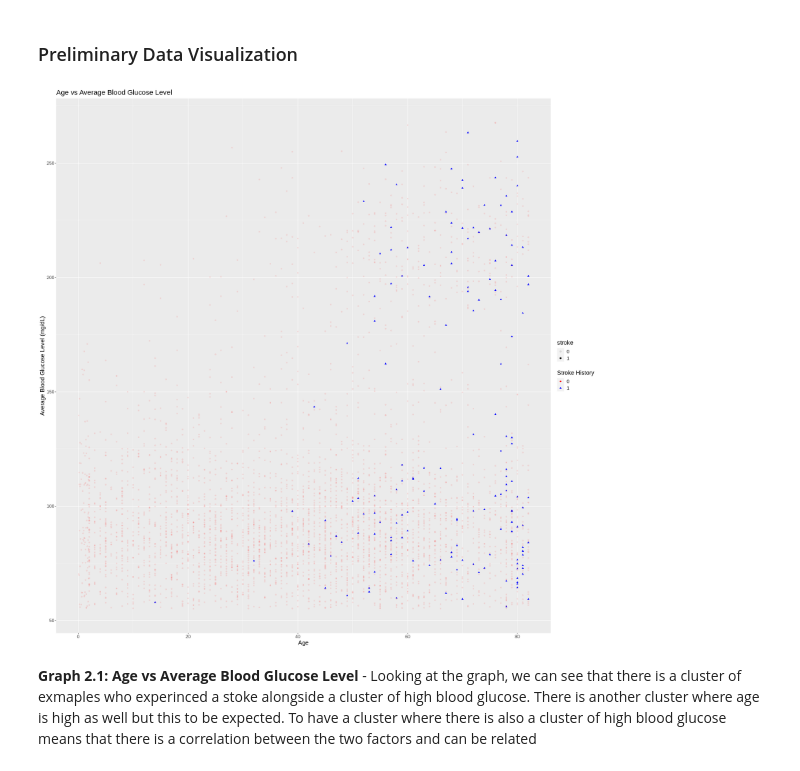
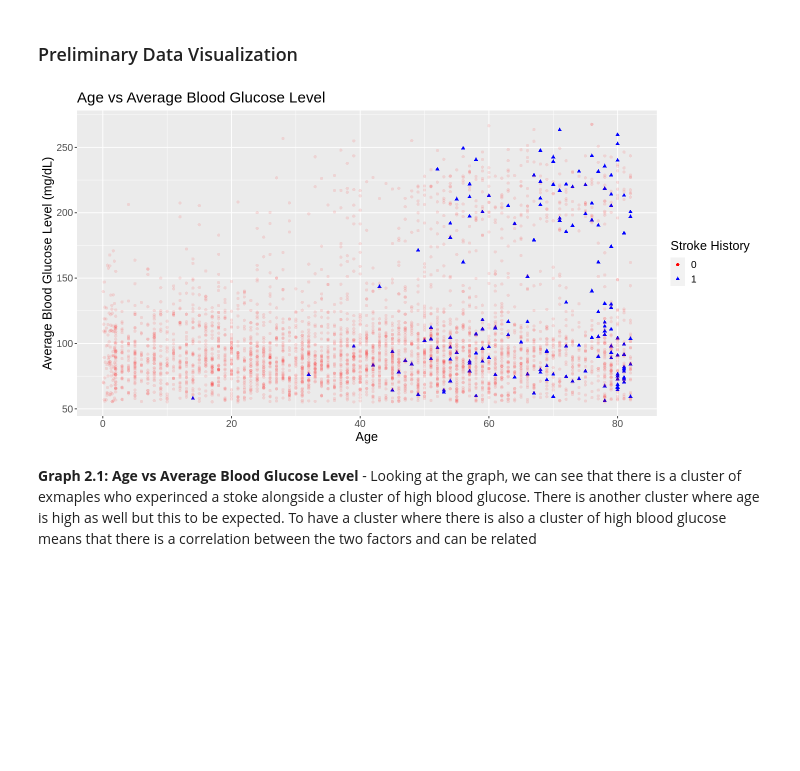
Before and after one commit to hd54/stroke, a Jupyter notebook: stroke.ipynb, the cells around one changed output. Saved outputs shown, nothing was run; the diff lists cells and outputs as text; code cells hidden in the pictures; blank space fills up the shorter version.

Commit message:
Finalized version. Fixed duplicate legends, restructured typos, paragraphs and citations

```diff
--- a/stroke.ipynb
+++ b/stroke.ipynb
@@ -211,18 +186,18 @@ A tibble: 1 × 6
 # %% [markdown]
 ### Preliminary Data Visualization
 # %%
-options(repr.plot.width = 20, repr.plot.height = 20)
+options(repr.plot.width = 12, repr.plot.height = 6)
 
-age_vs_glucose <- ggplot (stroke_train, aes(x=age, y=avg_glucose_level, color= stroke,shape= stroke))+
-                geom_point(aes(alpha = stroke,shape= stroke))+
-                scale_alpha_manual(values = c(0.1, 1))+
+age_vs_glucose <- ggplot (stroke_train, aes(x=age, y=avg_glucose_level, color = stroke, shape = stroke))+
+                geom_point(aes(alpha = stroke))+
+                scale_alpha_manual(values = c(0.1, 1), guide = "none")+
                 scale_color_manual(values = c("red", "blue"))+
                 labs(x="Age", y="Average Blood Glucose Level (mg/dL)", color = "Stroke History",shape = "Stroke History")+
                 ggtitle("Age vs Average Blood Glucose Level")+
                 theme(text = element_text(size = 15))
 age_vs_glucose
 # %% [output]
-[figure, old version]
+[figure, new version]
 # %% [markdown]
 **Graph 2.1: Age vs Average Blood Glucose Level** - Looking at the graph, we can see that there is a cluster of exmaples who experinced a stoke alongside a cluster of high blood glucose. There is another cluster where age is high as well but this to be expected. To have a cluster where there is also a cluster of high blood glucose means that there is a correlation between the two factors and can be related
 # %%
```
Also changed, not shown: parts of 9 cells of this notebook.
